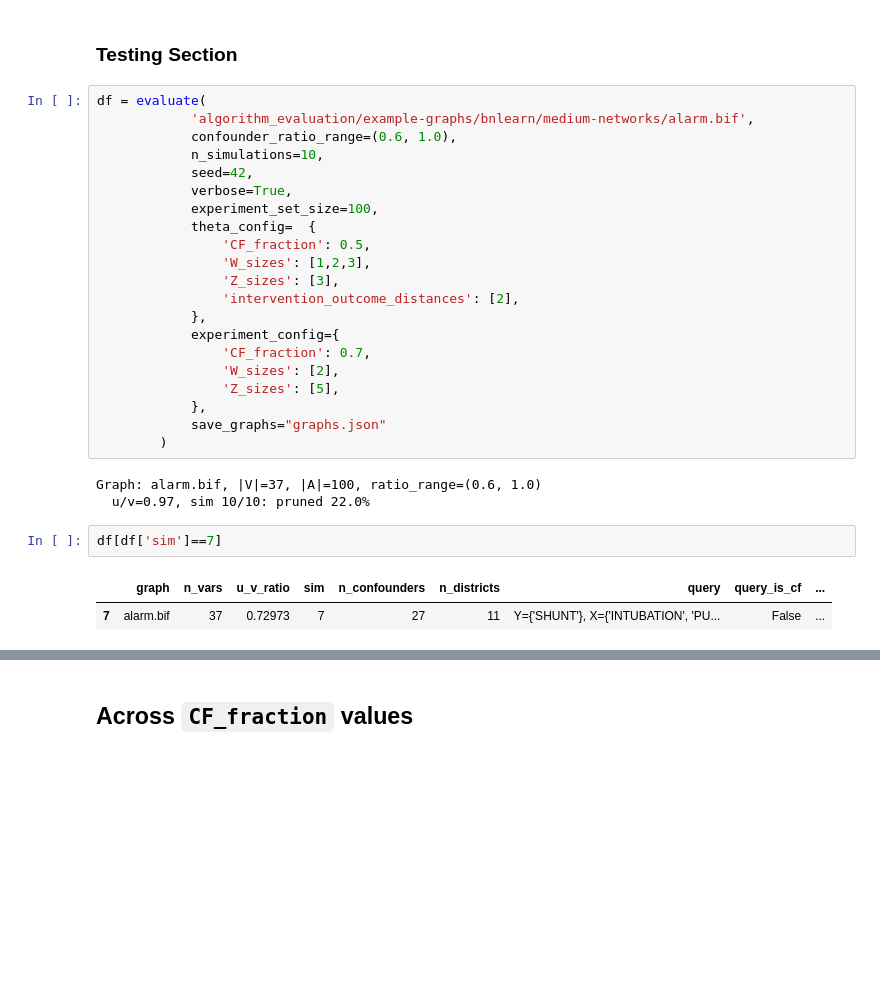
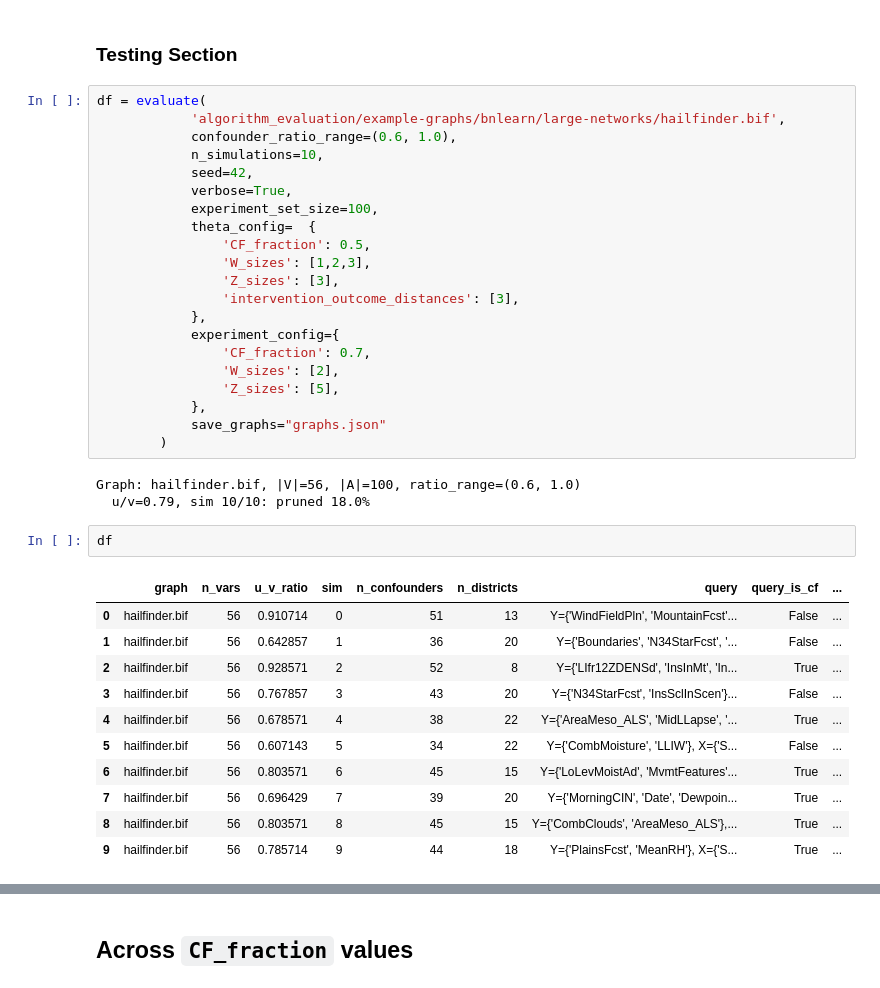
Before and after one commit to tmaringgele/optimal-experiments-for-partial-ID, a Jupyter notebook: evaluation.ipynb, the cells around one changed output, grey strips where cells are left out. Cells and saved outputs as stored; diff of their text form; blank space fills up the shorter version.

```diff
--- a/evaluation.ipynb
+++ b/evaluation.ipynb
@@ -14,7 +11,7 @@ The autoreload extension is already loaded. To reload it, use:
 ### Testing Section
 # %%
 df = evaluate(
-            'algorithm_evaluation/example-graphs/bnlearn/medium-networks/alarm.bif',
+            'algorithm_evaluation/example-graphs/bnlearn/large-networks/hailfinder.bif',
             confounder_ratio_range=(0.6, 1.0),
             n_simulations=10,
             seed=42,
@@ -24,7 +21,7 @@ df = evaluate(
                 'CF_fraction': 0.5,
                 'W_sizes': [1,2,3],
                 'Z_sizes': [3],
-                'intervention_outcome_distances': [2],
+                'intervention_outcome_distances': [3],
             },
             experiment_config={
                 'CF_fraction': 0.7,
@@ -34,12 +31,21 @@ df = evaluate(
             save_graphs="graphs.json"
         )
 # %% [output]
-Graph: alarm.bif, |V|=37, |A|=100, ratio_range=(0.6, 1.0)
-  u/v=0.97, sim 10/10: pruned 22.0%
+Graph: hailfinder.bif, |V|=56, |A|=100, ratio_range=(0.6, 1.0)
+  u/v=0.79, sim 10/10: pruned 18.0%
 # %%
-df[df['sim']==7]
+df
 # %% [output]
 |  | graph | n_vars | u_v_ratio | sim | n_confounders | n_districts | query | query_is_cf | ... |
-| 7 | alarm.bif | 37 | 0.72973 | 7 | 27 | 11 | Y={'SHUNT'}, X={'INTUBATION', 'PU... | False | ... |
+| 0 | hailfinder.bif | 56 | 0.910714 | 0 | 51 | 13 | Y={'WindFieldPln', 'MountainFcst'... | False | ... |
+| 1 | hailfinder.bif | 56 | 0.642857 | 1 | 36 | 20 | Y={'Boundaries', 'N34StarFcst', '... | False | ... |
+| 2 | hailfinder.bif | 56 | 0.928571 | 2 | 52 | 8 | Y={'LIfr12ZDENSd', 'InsInMt', 'In... | True | ... |
+| 3 | hailfinder.bif | 56 | 0.767857 | 3 | 43 | 20 | Y={'N34StarFcst', 'InsSclInScen'}... | False | ... |
+| 4 | hailfinder.bif | 56 | 0.678571 | 4 | 38 | 22 | Y={'AreaMeso_ALS', 'MidLLapse', '... | True | ... |
+| 5 | hailfinder.bif | 56 | 0.607143 | 5 | 34 | 22 | Y={'CombMoisture', 'LLIW'}, X={'S... | False | ... |
+| 6 | hailfinder.bif | 56 | 0.803571 | 6 | 45 | 15 | Y={'LoLevMoistAd', 'MvmtFeatures'... | True | ... |
+| 7 | hailfinder.bif | 56 | 0.696429 | 7 | 39 | 20 | Y={'MorningCIN', 'Date', 'Dewpoin... | True | ... |
+| 8 | hailfinder.bif | 56 | 0.803571 | 8 | 45 | 15 | Y={'CombClouds', 'AreaMeso_ALS'},... | True | ... |
+| 9 | hailfinder.bif | 56 | 0.785714 | 9 | 44 | 18 | Y={'PlainsFcst', 'MeanRH'}, X={'S... | True | ... |
 # %%
 from algorithm_evaluation import plot_simulation, print_experiments
```
Also changed, not shown: parts of 15 cells of this notebook, 4 other files.
